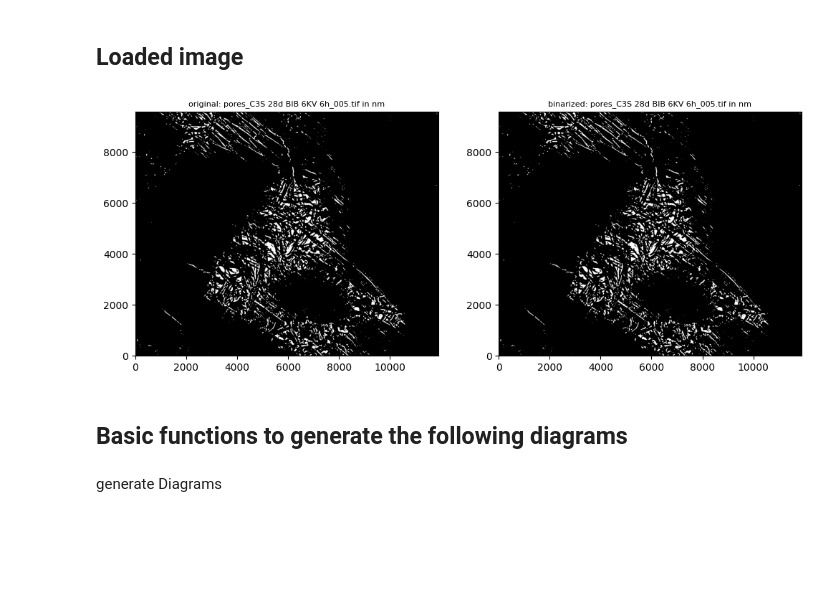
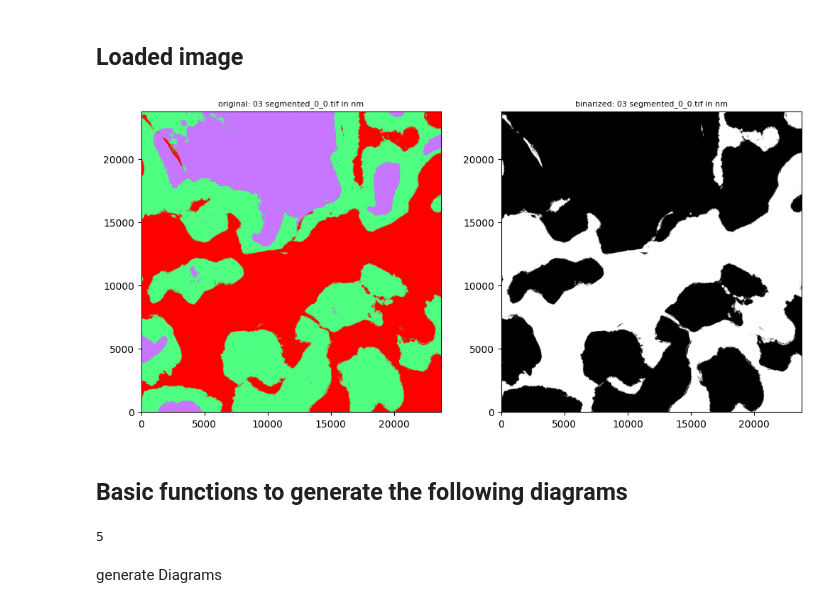
Before and after one commit to kleinerELM/Measure_Cord_Length_Distribution, a Jupyter notebook: size_distribution.ipynb, the cells around one changed output. Drawn from its saved outputs; the diff is of its cells as text; code cells hidden in the pictures; blank space fills up the shorter version.

Commit message:
it is now possible to load colored images

```diff
--- a/size_distribution.ipynb
+++ b/size_distribution.ipynb
@@ -23,7 +23,7 @@ from IPython.core.display import display, HTML
 # %% [output]
 [interactive output not drawn]
 # %%
-psd = sdc.singeFileProcess( verbose=True, analyze_color_name='white' )
+psd = sdc.singeFileProcess( verbose=True, analyze_color_name='white', color_id=2, min_cld_length=5, force_reprocessing=True )
 # %% [output]
 Please select the directory with the source image tiles.
 --------------------------------------------------
@@ -35,16 +45,9 @@ loaded cld csv
 # %% [markdown]
 ## Loaded image
-# %%
-
-fig = plt.figure(figsize=(12,8), dpi= 100)
-fig.add_subplot(1, 2, 1)
-plt.imshow( psd.img, extent=[0,psd.get_scaled_width(),0,psd.get_scaled_height()], cmap='gray' );
-plt.title('original: {} in {}'.format(psd.filename, psd.scaling['unit']), fontsize=8);
-fig.add_subplot(1, 2, 2)
-plt.imshow( psd.thresh_img, extent=[0,psd.get_scaled_width(),0,psd.get_scaled_height()], cmap='gray' );
-plt.title('binarized: {} in {}'.format(psd.filename, psd.scaling['unit']), fontsize=8);
-# %% [output]
-[figure, removed]
+# %%
+psd.plot_images()
+# %% [output]
+[figure, added]
 # %% [markdown]
 ## Basic functions to generate the following diagrams
 # %%
@@ -166,3 +209,7 @@ def get_histogram(dist_type='cld', column='diameter', max_value=1000, plot_width
     show(p)
+# %%
+print(psd.min_cld_length)
+# %% [output]
+5
 # %% [markdown]
 generate Diagrams
```
Also changed, not shown: parts of 15 cells of this notebook, 3 other files.
